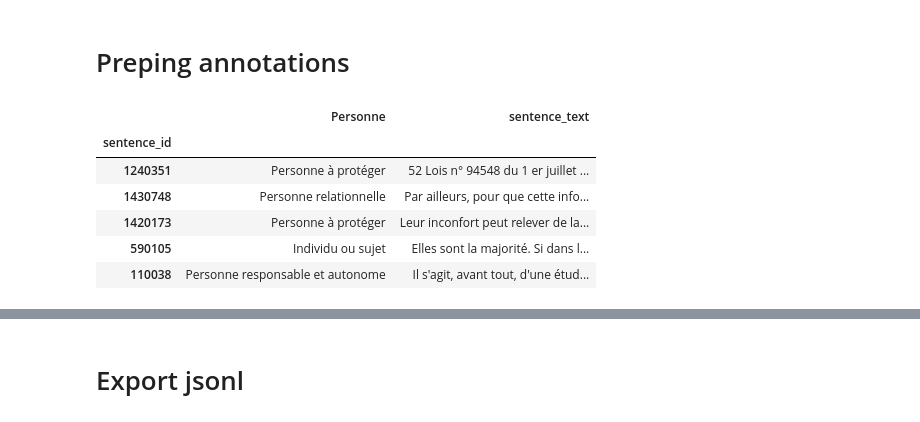
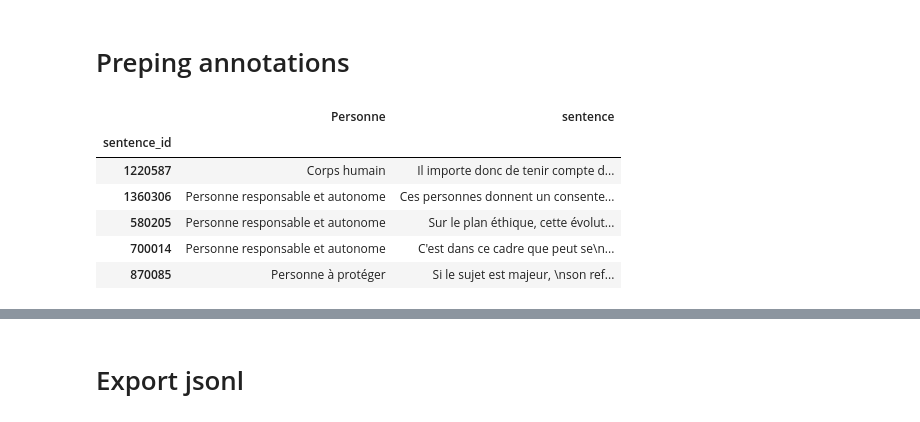
Before and after one commit to LeoMaurice/CCNE, a Jupyter notebook: src/LLM/GPT35_finetuning_multicat.ipynb, the cells around one changed output, grey strips where cells are left out. Drawn from its saved outputs; the diff is of its cells as text; code cells hidden in the pictures.

```diff
--- a/src/LLM/GPT35_finetuning_multicat.ipynb
+++ b/src/LLM/GPT35_finetuning_multicat.ipynb
@@ -22,18 +22,17 @@ RandomState(MT19937) at 0x...
 # %%
 import pandas as pd
 
-current_annotations_file = "../data/intermediate/annotations/personne_1400annotations_2024-03-27_ActiveTigger.csv"
+current_annotations_file = "../../data/intermediate/annotations/personne_withSentence_1400annotations_2024-03-27_ActiveTigger.csv"
 
 annotations_file = pd.read_csv(current_annotations_file, dtype = {'sentence_id':'int',
-'Personne':'str','sentence_text':'str'}).set_index('sentence_id')
-annotations_file = annotations_file[~annotations_file["Personne"].isna()]
+'Personne':'str','sentence':'str'}).set_index('sentence_id')
 
-annotations_file.sample(5)
+annotations_file.head(5)
 # %% [output]
-|  | Personne | sentence_text |
+|  | Personne | sentence |
 | sentence_id |  |  |
-| 1240351 | Personne à protéger | 52 Lois n° 94548 du 1 er juillet ... |
-| 1430748 | Personne relationnelle | Par ailleurs, pour que cette info... |
-| 1420173 | Personne à protéger | Leur inconfort peut relever de la... |
-| 590105 | Individu ou sujet | Elles sont la majorité. Si dans l... |
-| 110038 | Personne responsable et autonome | Il s'agit, avant tout, d'une étud... |
+| 1220587 | Corps humain | Il importe donc de tenir compte d... |
+| 1360306 | Personne responsable et autonome | Ces personnes donnent un consente... |
+| 580205 | Personne responsable et autonome | Sur le plan éthique, cette évolut... |
+| 700014 | Personne responsable et autonome | C'est dans ce cadre que peut se\n... |
+| 870085 | Personne à protéger | Si le sujet est majeur, \nson ref... |
```
Also changed, not shown: parts of 6 cells of this notebook, 2 other files.
